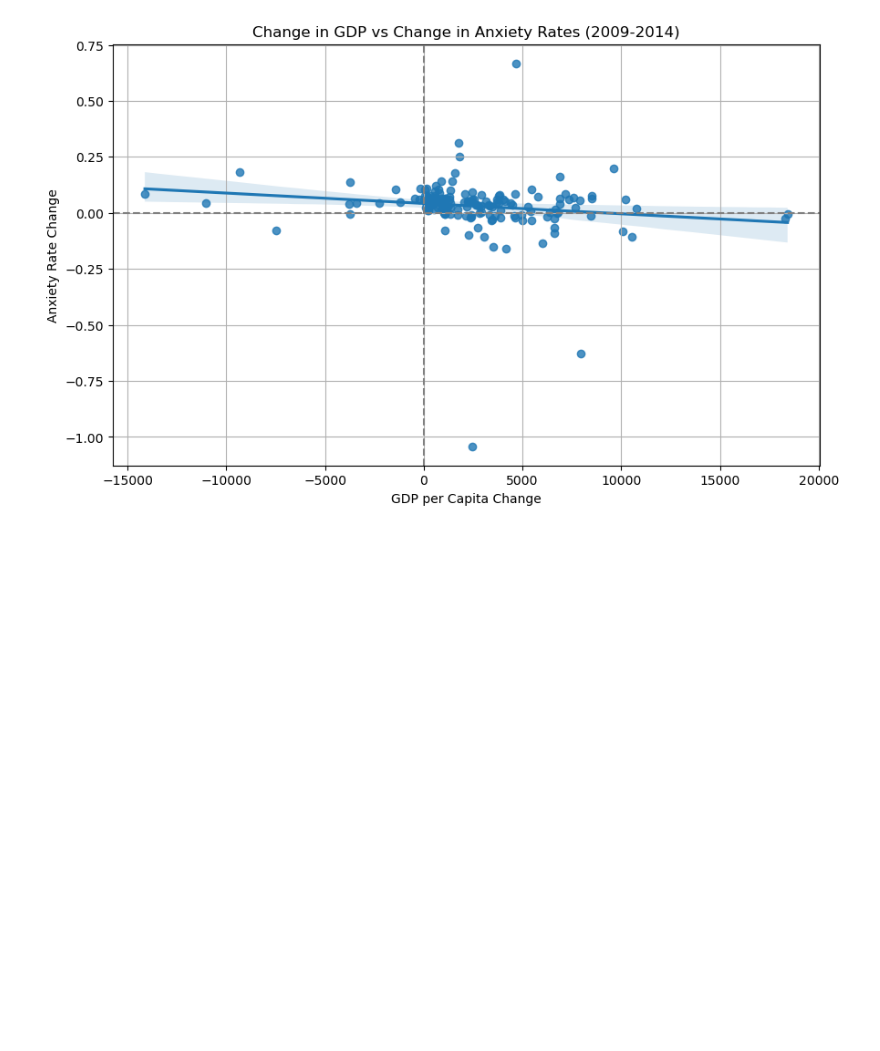
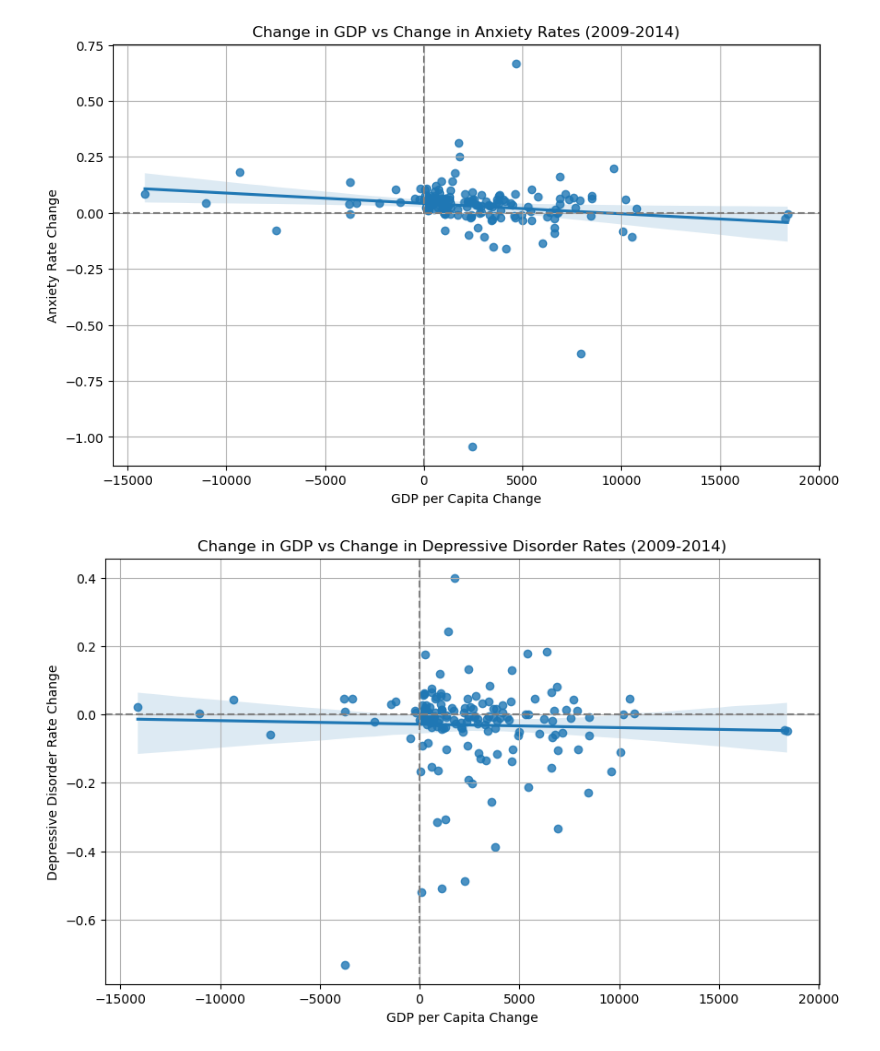
Before and after one commit to cfcuadrac/mini-project-1, a Jupyter notebook: Mini_project.ipynb, the cells around one changed output. Saved outputs shown, nothing was run; the diff lists cells and outputs as text; code cells hidden in the pictures; blank space fills up the shorter version.

Commit message:
Visualisations and Graphs (Latest)

```diff
--- a/Mini_project.ipynb
+++ b/Mini_project.ipynb
@@ -126,3 +126,18 @@ plt.grid(True)
 plt.show()
 # %% [output]
 [figure]
+# %%
+# Scatter Plot: 'GDP_change' and 'Depressive Disorder Rates_change'
+
+
+plt.figure(figsize=(10, 6))
+sns.regplot(data=change_df, x='gdp_change', y='depressive_change')
+plt.title('Change in GDP vs Change in Depressive Disorder Rates (2009-2014)')
+plt.xlabel('GDP per Capita Change')
+plt.ylabel('Depressive Disorder Rate Change')
+plt.axhline(0, color='gray', linestyle='--')
+plt.axvline(0, color='gray', linestyle='--')
+plt.grid(True)
+plt.show()
+# %% [output]
+[figure, added]
```
Also changed, not shown: parts of 16 cells of this notebook.
